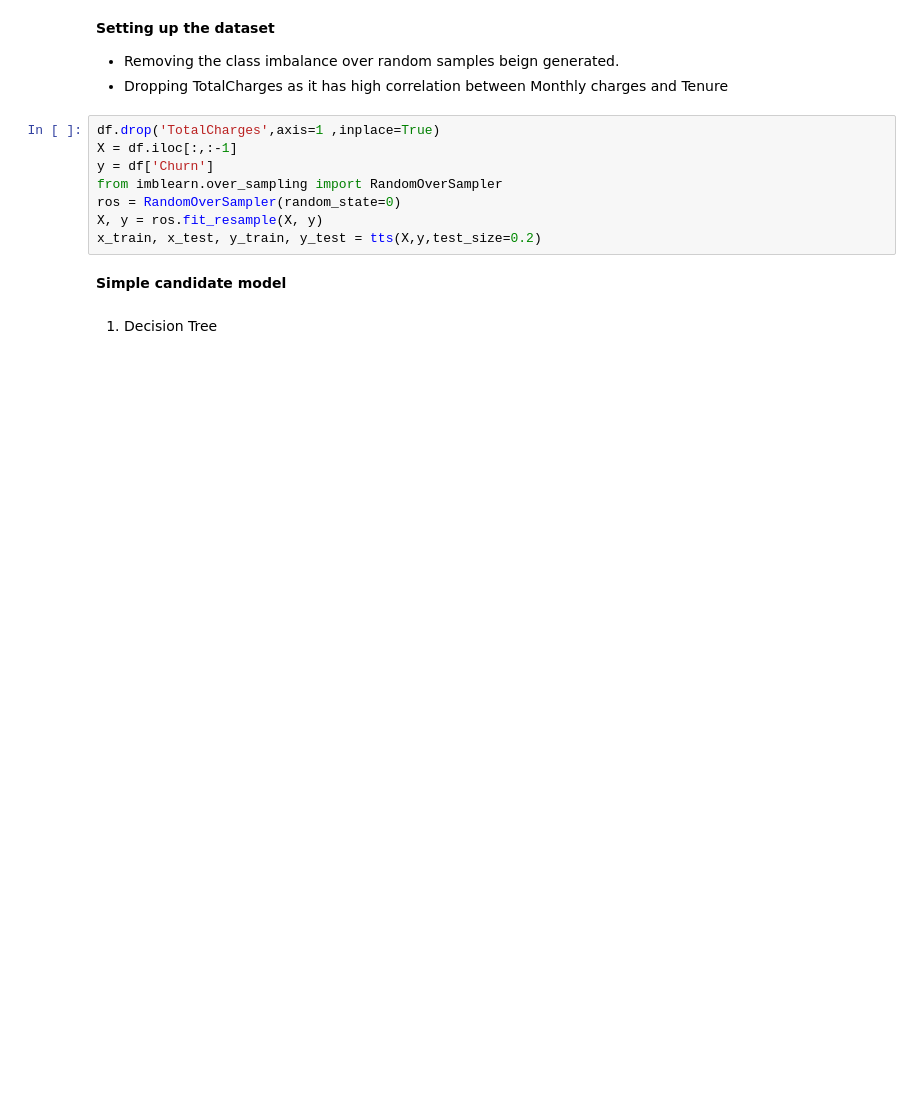
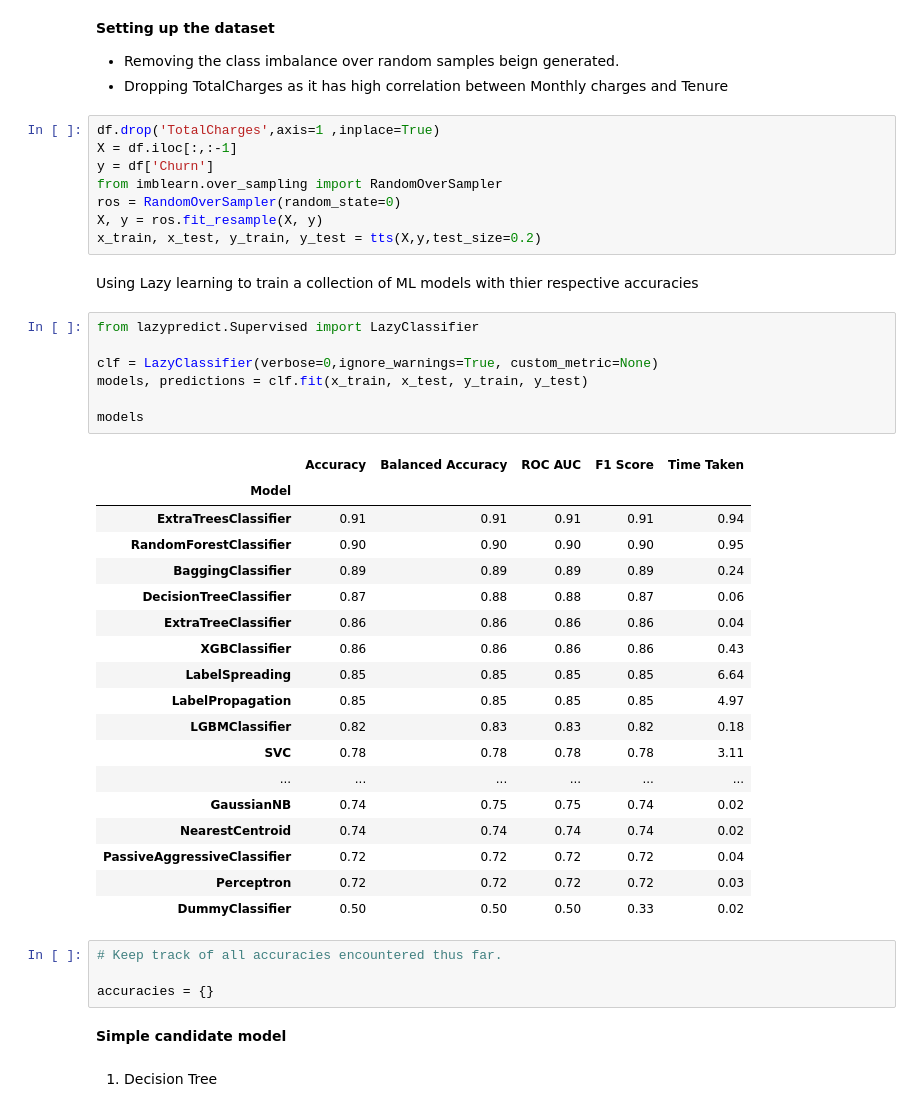
Before and after one commit to Shankar0x/CSE305_EnsembleChurnProject, a Jupyter notebook: main.ipynb, the cells around one changed output. Saved outputs shown, nothing was run; the diff lists cells and outputs as text; blank space fills up the shorter version.

```diff
--- a/main.ipynb
+++ b/main.ipynb
@@ -892,6 +892,38 @@ from imblearn.over_sampling import RandomOverSampler
 ros = RandomOverSampler(random_state=0)
 X, y = ros.fit_resample(X, y)
 x_train, x_test, y_train, y_test = tts(X,y,test_size=0.2)
+# %% [markdown]
+Using Lazy learning to train a collection of ML models with thier respective accuracies
+# %%
+from lazypredict.Supervised import LazyClassifier
+
+clf = LazyClassifier(verbose=0,ignore_warnings=True, custom_metric=None)
+models, predictions = clf.fit(x_train, x_test, y_train, y_test)
+
+models
+# %% [output]
+|  | Accuracy | Balanced Accuracy | ROC AUC | F1 Score | Time Taken |
+| Model |  |  |  |  |  |
+| ExtraTreesClassifier | 0.91 | 0.91 | 0.91 | 0.91 | 0.94 |
+| RandomForestClassifier | 0.90 | 0.90 | 0.90 | 0.90 | 0.95 |
+| BaggingClassifier | 0.89 | 0.89 | 0.89 | 0.89 | 0.24 |
+| DecisionTreeClassifier | 0.87 | 0.88 | 0.88 | 0.87 | 0.06 |
+| ExtraTreeClassifier | 0.86 | 0.86 | 0.86 | 0.86 | 0.04 |
+| XGBClassifier | 0.86 | 0.86 | 0.86 | 0.86 | 0.43 |
+| LabelSpreading | 0.85 | 0.85 | 0.85 | 0.85 | 6.64 |
+| LabelPropagation | 0.85 | 0.85 | 0.85 | 0.85 | 4.97 |
+| LGBMClassifier | 0.82 | 0.83 | 0.83 | 0.82 | 0.18 |
+| SVC | 0.78 | 0.78 | 0.78 | 0.78 | 3.11 |
+| ... | ... | ... | ... | ... | ... |
+| GaussianNB | 0.74 | 0.75 | 0.75 | 0.74 | 0.02 |
+| NearestCentroid | 0.74 | 0.74 | 0.74 | 0.74 | 0.02 |
+| PassiveAggressiveClassifier | 0.72 | 0.72 | 0.72 | 0.72 | 0.04 |
+| Perceptron | 0.72 | 0.72 | 0.72 | 0.72 | 0.03 |
+| DummyClassifier | 0.50 | 0.50 | 0.50 | 0.33 | 0.02 |
+# %%
+# Keep track of all accuracies encountered thus far.
+
+accuracies = {}
 # %% [markdown]
 <b> Simple candidate model </b>
 # %% [markdown]
```
Also changed, not shown: parts of 60 cells of this notebook, 4 other files.
